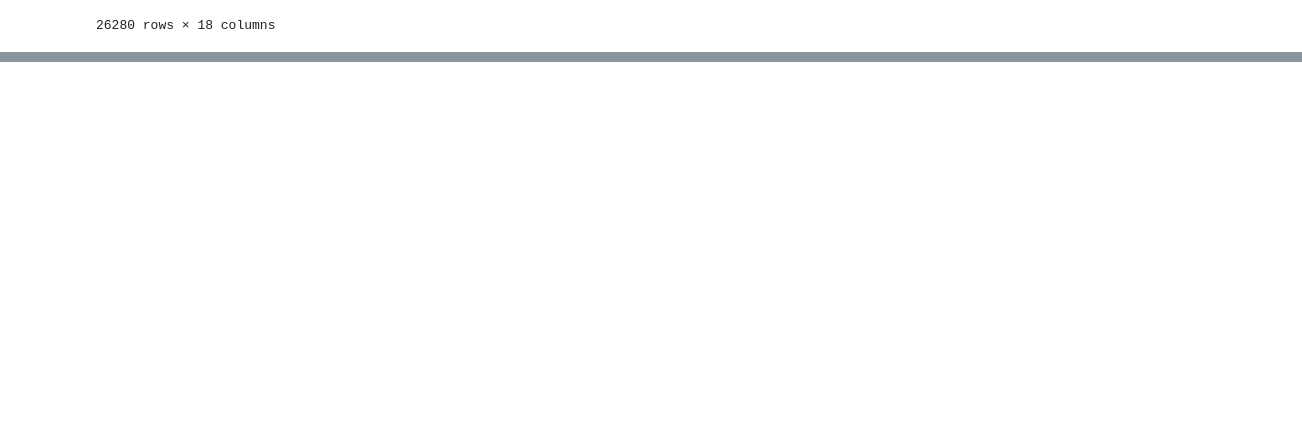
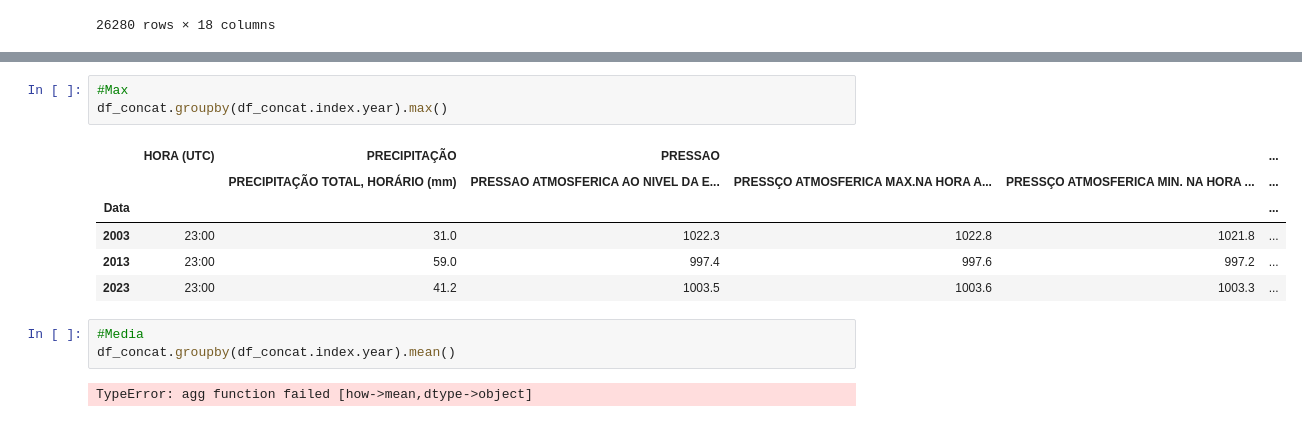
Before and after one commit to TrilhaPython/IP-P008, a Jupyter notebook: IP-P008/p008.ipynb, the cells around one changed output, grey strips where cells are left out. Saved outputs shown, nothing was run; the diff lists cells and outputs as text; blank space fills up the shorter version.

```diff
--- a/IP-P008/p008.ipynb
+++ b/IP-P008/p008.ipynb
@@ -88,0 +101,15 @@ df_concat
+# %%
+#Max
+df_concat.groupby(df_concat.index.year).max()
+# %% [output]
+|  | HORA (UTC) | PRECIPITAÇÃO | PRESSAO |  |  | ... |
+|  |  | PRECIPITAÇÃO TOTAL, HORÁRIO (mm) | PRESSAO ATMOSFERICA AO NIVEL DA E... | PRESSÇO ATMOSFERICA MAX.NA HORA A... | PRESSÇO ATMOSFERICA MIN. NA HORA ... | ... |
+| Data |  |  |  |  |  | ... |
+| 2003 | 23:00 | 31.0 | 1022.3 | 1022.8 | 1021.8 | ... |
+| 2013 | 23:00 | 59.0 | 997.4 | 997.6 | 997.2 | ... |
+| 2023 | 23:00 | 41.2 | 1003.5 | 1003.6 | 1003.3 | ... |
+# %%
+#Media
+df_concat.groupby(df_concat.index.year).mean()
+# %% [output]
+TypeError: agg function failed [how->mean,dtype->object]
```
Also changed, not shown: parts of 3 cells of this notebook.
